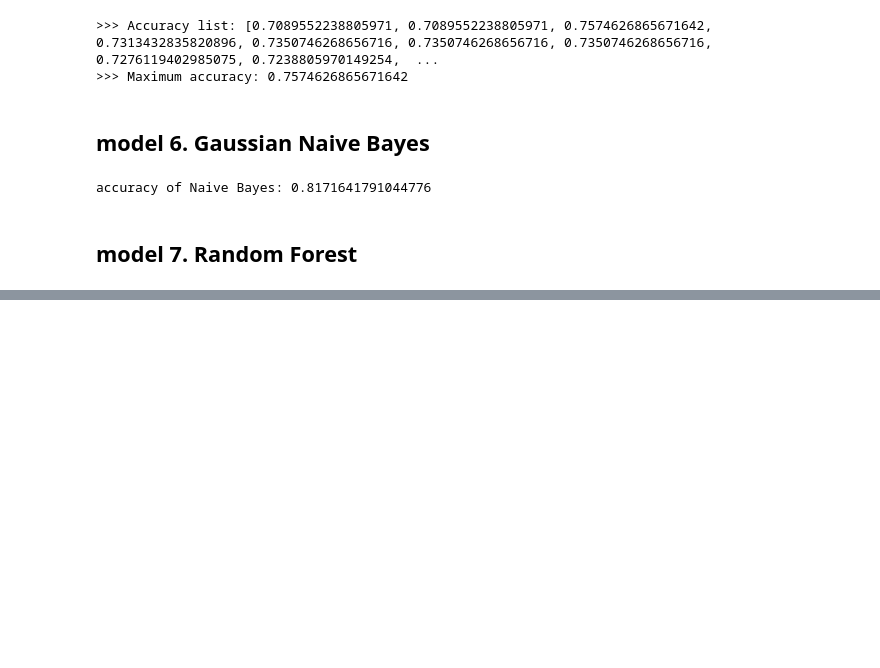
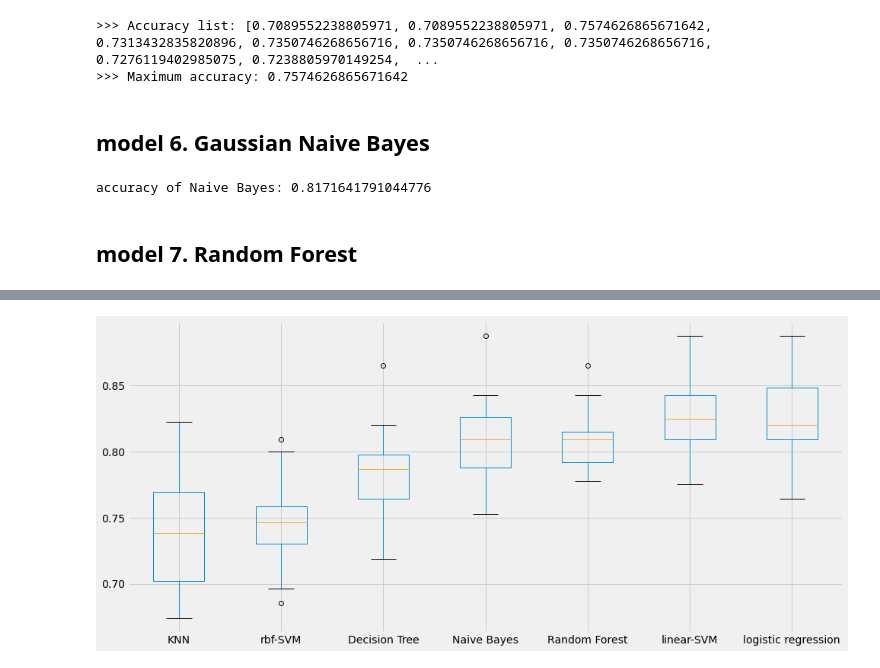
Before and after one commit to sam351/competitions, a Jupyter notebook: kaggle_titanic/200519_Titanic_study-03_Predictive-Modeling.ipynb, the cells around one changed output, grey strips where cells are left out. Saved outputs shown, nothing was run; the diff lists cells and outputs as text; code cells hidden in the pictures; blank space fills up the shorter version.

Commit message:
Modify 200519_Titanic_study-03_Predictive-Modeling
- Add cross validation

```diff
--- a/kaggle_titanic/200519_Titanic_study-03_Predictive-Modeling.ipynb
+++ b/kaggle_titanic/200519_Titanic_study-03_Predictive-Modeling.ipynb
@@ -163,0 +177,18 @@ accuracy of : 0.8059701492537313
+# %%
+kfold = StratifiedKFold(n_splits=10, random_state=22, shuffle=True)
+model_names = ['rbf-SVM', 'linear-SVM', 'logistic regression', 'Decision Tree', 'KNN', 'Naive Bayes', 'Random Forest']
+models = [svm.SVC(C=1.0, kernel='rbf', gamma=0.1), svm.SVC(C=0.1, kernel='linear', gamma=0.1), LogisticRegression(max_iter=1000),
+          DecisionTreeClassifier(), KNeighborsClassifier(n_neighbors=3), GaussianNB(), RandomForestClassifier(n_estimators=100)]
+
+acc_list = []
+acc_mean_list = []
+acc_std_list = []
+
+for tmp_model in models:
+    cv_result = cross_val_score(tmp_model, data.iloc[:, 1:], data['Survived'],
+                                cv=kfold, scoring='accuracy')
+    acc_list.append(cv_result)
+    acc_mean_list.append(cv_result.mean())
+    acc_std_list.append(cv_result.std())
+
+pd.DataFrame({'CV_mean':acc_mean_list, 'CV_std':acc_std_list}, index=model_names).sort_values('CV_mean')
@@ -163,0 +204,9 @@ accuracy of : 0.8059701492537313
+# %%
+plt.figure(figsize=(15, 7))
+tmp_df = pd.concat([pd.DataFrame(acc_list, index=model_names),
+                    pd.DataFrame({'CV_mean':acc_mean_list}, index=model_names)],
+                   axis=1)
+tmp_df.sort_values('CV_mean').T.boxplot()
+plt.show()
+# %% [output]
+[figure, added]
```
Also changed, not shown: parts of 8 cells of this notebook.
